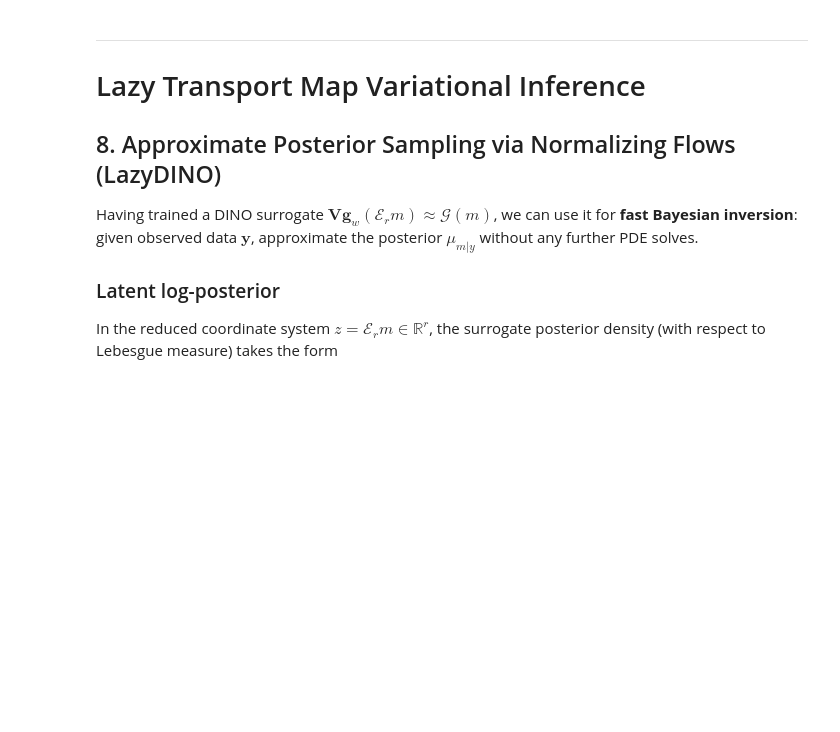
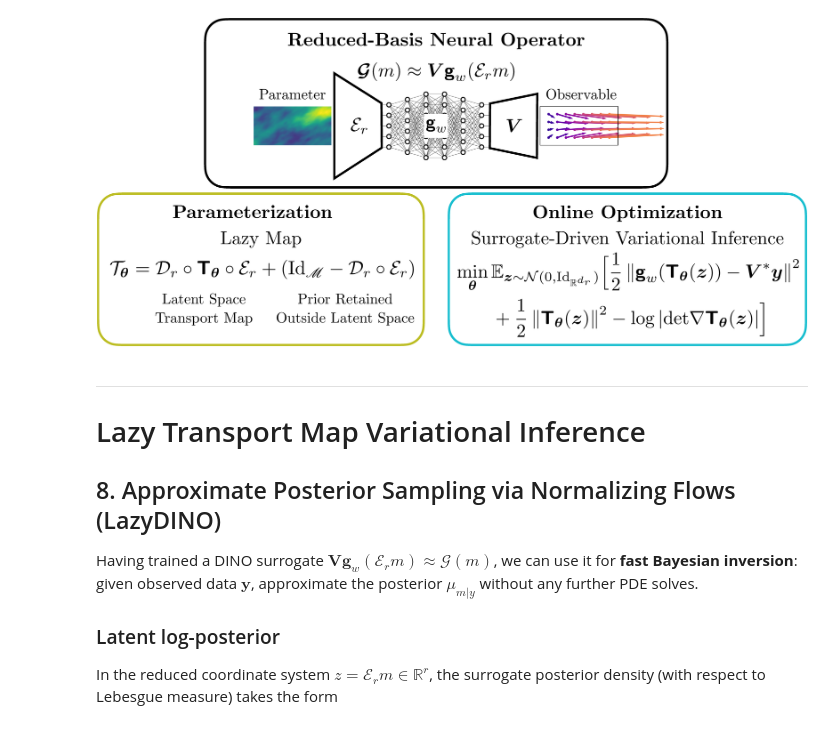
Before and after one commit to joshuawchen/lazydino_tutorial, a Jupyter notebook: _dev/LMVI_Tutorial.ipynb, the cells around one changed output. Saved outputs shown, nothing was run; the diff lists cells and outputs as text; code cells hidden in the pictures; blank space fills up the shorter version.

Commit message:
Add graphic for LazyDINO

```diff
--- a/_dev/LMVI_Tutorial.ipynb
+++ b/_dev/LMVI_Tutorial.ipynb
@@ -1,3 +1,8 @@
+# %%
+from IPython.display import Image, display
+display(Image("LazyDINO.png", width=1000))
+# %% [output]
+[figure, added]
 # %% [markdown]
 ---
 # Lazy Transport Map Variational Inference
```
